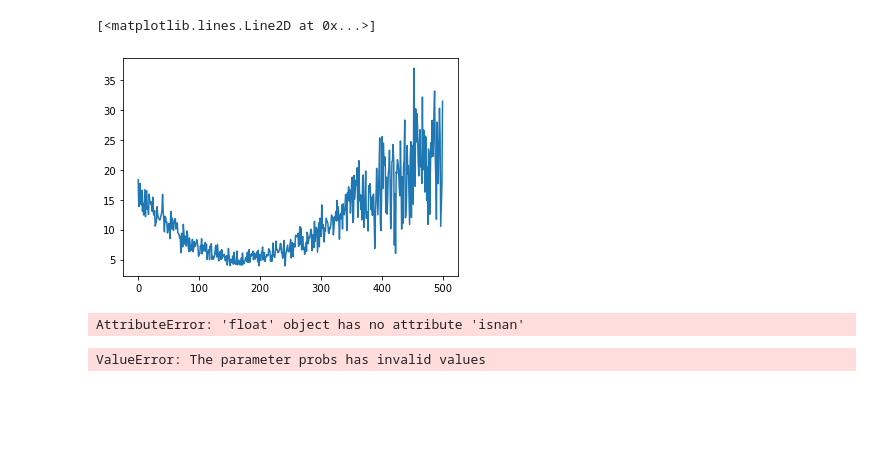
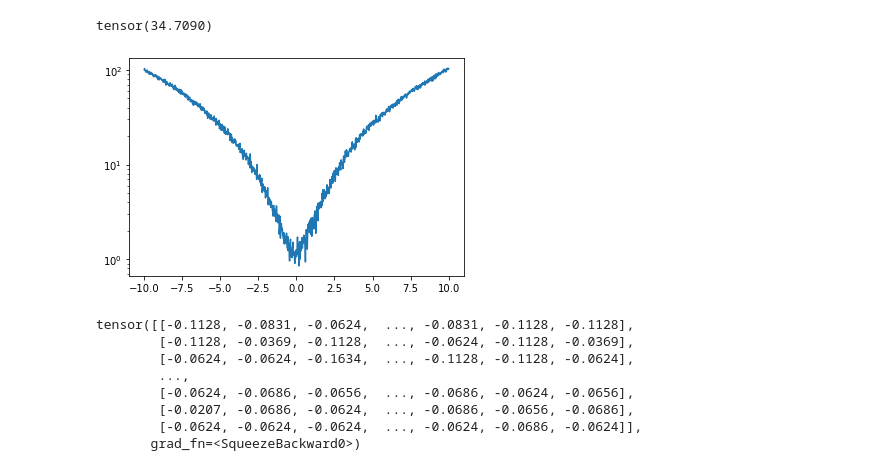
Before and after one commit to simonebmalerba/neural_VAE, a Jupyter notebook: bernoulli_enc.ipynb, the cells around one changed output. Saved outputs shown, nothing was run; the diff lists cells and outputs as text; code cells hidden in the pictures; blank space fills up the shorter version.

Commit message:
VAMP Prior

```diff
--- a/bernoulli_enc.ipynb
+++ b/bernoulli_enc.ipynb
@@ -12,12 +14,13 @@ import importlib
 # %%
 #Architecture parameters and distirbutions of stimuli
 N = 50
-K = 20
-p_x = torch.distributions.uniform.Uniform(0,10)
+K = 10
+M=100
+p_x = torch.distributions.uniform.Uniform(-10,10)
 
 #Training parameters
 #(Note that in this toy model we can generate as many data as we want, since the distribution is relatively simple, so the distinction between N_SAMPLES and BATCH_SIZE is not very neat)
-N_EPOCHS = 2000
+N_EPOCHS = 1000
 N_SAMPLES = 10000
 lr = 1e-2
 BATCH_SIZE = 500
@@ -31,12 +34,14 @@ x_data = torch.utils.data.DataLoader(x_samples,batch_size=BATCH_SIZE)
 
 #Initialization of encoder and decoder
 enc = BernoulliEncoder(N,x_min-0.2,x_max+0.2)
+#Having a dataset, use K-Means to initialize centers
 km = KMeans(n_clusters = N).fit(x_samples)
-enc.mus = torch.nn.Parameter(torch.tensor(km.cluster_centers_).transpose(0,1).to(dtype=torch.float32))
+enc.cs = torch.nn.Parameter(torch.tensor(km.cluster_centers_).transpose(0,1).to(dtype=torch.float32))
+
 inv_sigma2 = torch.exp(-2*enc.log_sigmas).transpose(0,1)
 phi0 = torch.cat((enc.cs.transpose(0,1)*inv_sigma2,-0.5*inv_sigma2),dim=1)
-dec = GaussianDecoder(phi0)
-
+#dec = GaussianDecoder(phi0)
+dec = MLPDecoder(N,M)
 x_fine = torch.linspace(x_min,x_max,1000)[:,None]
 plt.plot(x_fine,torch.sigmoid(enc(x_fine)).detach());
 # %% [output]
@@ -140,21 +134,0 @@ torch.Size([1, 30, 10])
-# %%
-DVec = []
-DtVec = []
-RVec = []
-mseVec = []
-
-for sigmai in np.arange(0.2,3,0.1):
-    enc = BernoulliEncoder(N,x_min-0.2,x_max+0.2)
-    enc.log_sigmas = torch.nn.Parameter(torch.log(sigmai*torch.ones(N)[None,:]))
-    inv_sigma2 = torch.exp(-2*enc.log_sigmas).transpose(0,1)
-    phi0 = torch.cat((enc.cs.transpose(0,1)*inv_sigma2,-0.5*inv_sigma2),dim=1)
-    dec = GaussianDecoder(phi0)
-    DVec.append(distortion_gaussian(x_sorted,enc,dec,tau=0.1).item())
-    DtVec.append(distortion_ideal(x_sorted,enc,tau=0.1).item())
-    mseVec.append(MSE_montecarlo(x_sorted,enc,dec).item())
-    l_r_x = enc(x_sorted)
-    #Dkl between two bernoulli distributions
-    x_k = x_sorted[random.sample(range(500),K)]
-    R =rate_vampBernoulli(x_sorted,enc,x_k)
-    #print(R)
-    RVec.append(R.item())
@@ -187,8 +135,10 @@ plt.scatter(enc.cs.detach(),torch.exp(enc.log_sigmas).detach())
 # %%
-r = enc.sample(x_sorted,10)
+r = enc.sample(x_fine,10)
 x_dec = dec.sample(r,10)
-mseVec = ((x_dec - x_sorted[None,:])**2).mean(dim=(0,2))
-plt.plot(mseVec.detach())
+mseVec = ((x_dec - x_fine[None,:])**2).mean(dim=(0,2))
+print(mseVec.mean())
+plt.plot(x_fine,mseVec.detach())
+plt.yscale("log")
 # %% [output]
-[<matplotlib.lines.Line2D at 0x...>]
+tensor(34.7090)
-[figure, old version]
+[figure, new version]
@@ -199,8 +145,11 @@ lossVamp = rate_vampBernoulli(x_sorted,enc,x_k)
-# %%
-lossVamp.item().isnan()
-# %% [output]
-AttributeError: 'float' object has no attribute 'isnan'
-# %%
-torch.distributions.bernoulli.Bernoulli(torch.sigmoid(l_j_x))
-# %% [output]
-ValueError: The parameter probs has invalid values
+# %%
+dec(r)[0]
+# %% [output]
+tensor([[-0.1128, -0.0831, -0.0624,  ..., -0.0831, -0.1128, -0.1128],
+        [-0.1128, -0.0369, -0.1128,  ..., -0.0624, -0.1128, -0.0369],
+        [-0.0624, -0.0624, -0.1634,  ..., -0.1128, -0.1128, -0.0624],
+        ...,
+        [-0.0624, -0.0686, -0.0656,  ..., -0.0686, -0.0624, -0.0656],
+        [-0.0207, -0.0686, -0.0624,  ..., -0.0686, -0.0656, -0.0686],
+        [-0.0624, -0.0624, -0.0624,  ..., -0.0624, -0.0686, -0.0624]],
+       grad_fn=<SqueezeBackward0>)
```
Also changed, not shown: parts of 19 cells of this notebook, 4 other files.
